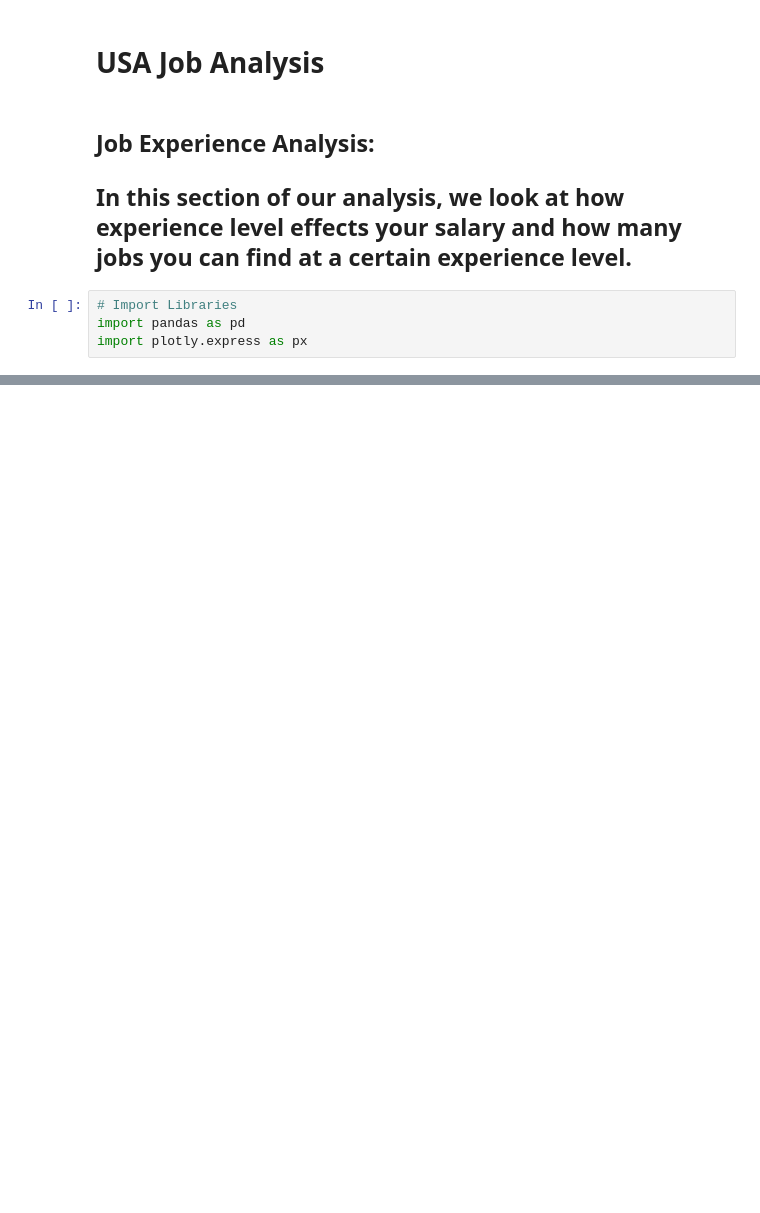
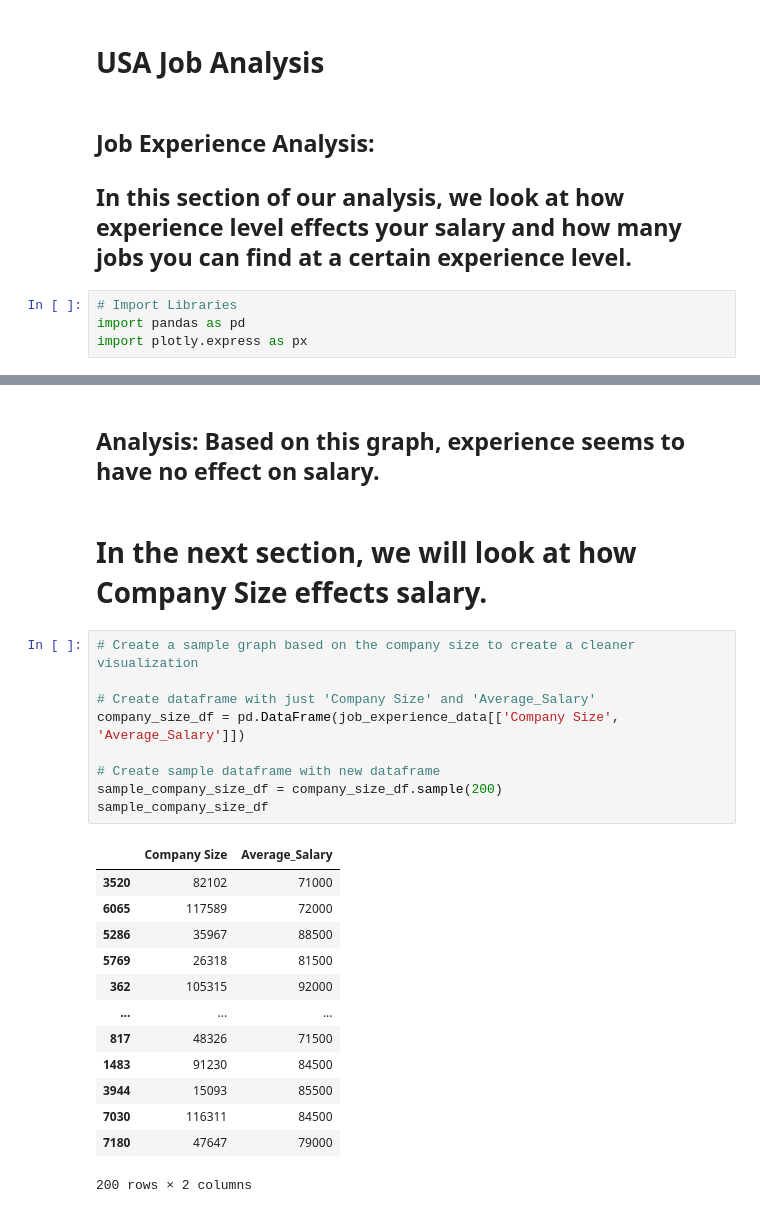
Before and after one commit to aferrodelgado/project-3, a Jupyter notebook: Sorted_Tables/US_Jobs_Analysis.ipynb, the cells around one changed output, grey strips where cells are left out. Drawn from its saved outputs; the diff is of its cells as text; blank space fills up the shorter version.

```diff
--- a/Sorted_Tables/US_Jobs_Analysis.ipynb
+++ b/Sorted_Tables/US_Jobs_Analysis.ipynb
@@ -23,0 +52,27 @@ job_experience_data.head()
+# %% [markdown]
+## Analysis: Based on this graph, experience seems to have no effect on salary.
+# %% [markdown]
+# In the next section, we will look at how Company Size effects salary.
+# %%
+# Create a sample graph based on the company size to create a cleaner visualization
+
+# Create dataframe with just 'Company Size' and 'Average_Salary'
+company_size_df = pd.DataFrame(job_experience_data[['Company Size', 'Average_Salary']])
+
+# Create sample dataframe with new dataframe
+sample_company_size_df = company_size_df.sample(200)
+sample_company_size_df
+# %% [output]
+|  | Company Size | Average_Salary |
+| 3520 | 82102 | 71000 |
+| 6065 | 117589 | 72000 |
+| 5286 | 35967 | 88500 |
+| 5769 | 26318 | 81500 |
+| 362 | 105315 | 92000 |
+| ... | ... | ... |
+| 817 | 48326 | 71500 |
+| 1483 | 91230 | 84500 |
+| 3944 | 15093 | 85500 |
+| 7030 | 116311 | 84500 |
+| 7180 | 47647 | 79000 |
+200 rows × 2 columns
```
Also changed, not shown: parts of 4 cells of this notebook, 1 other file.
